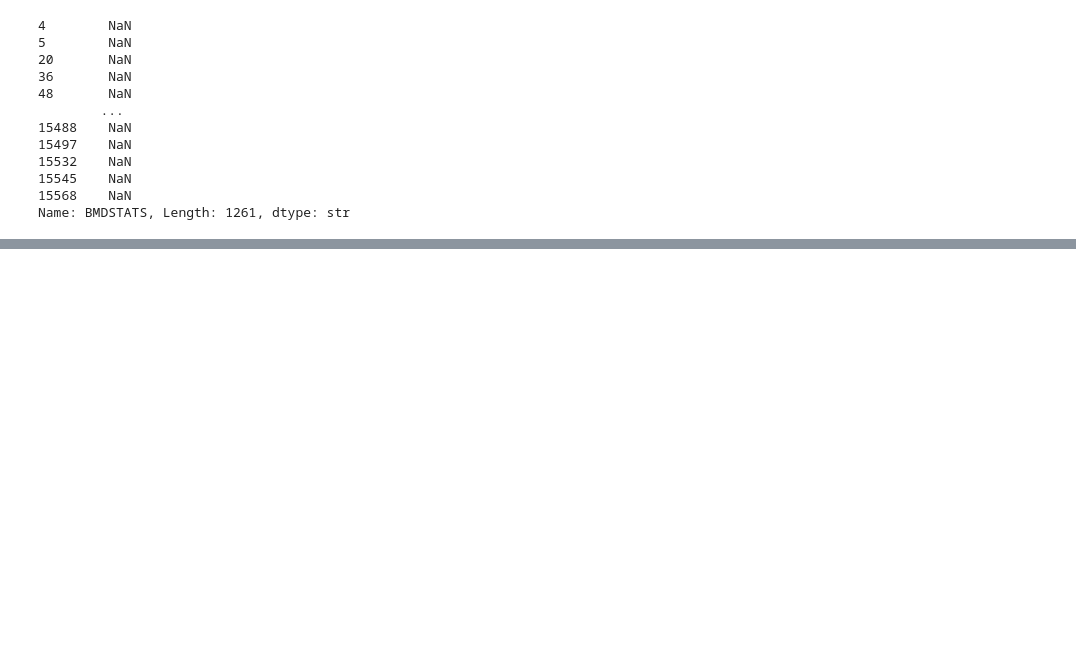
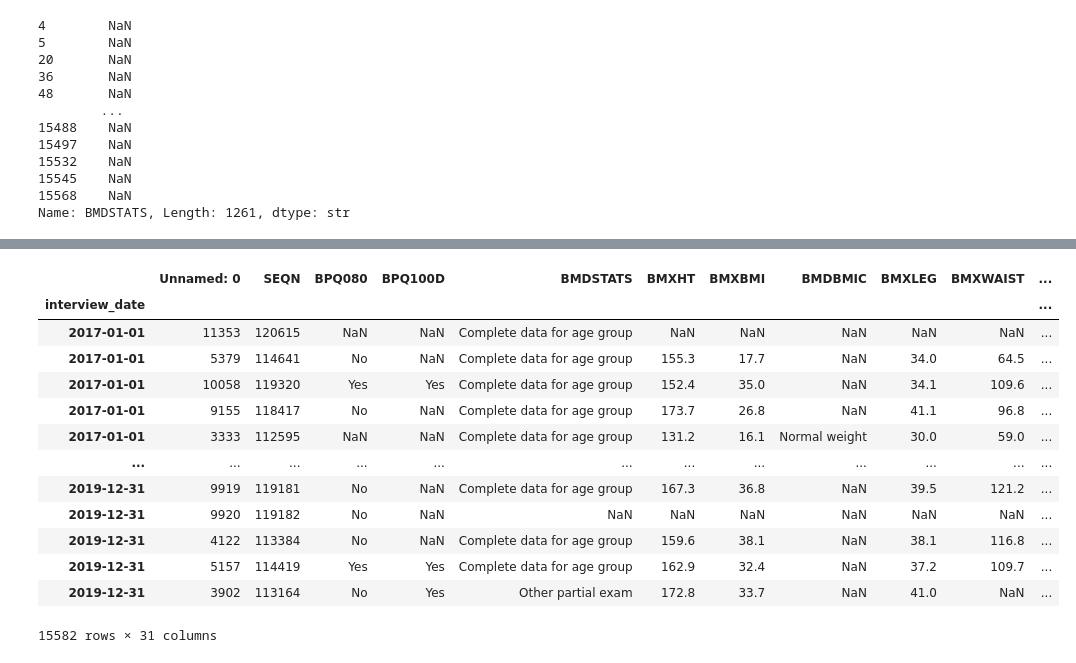
Before and after one commit to Happy2018new/sport-big-data-analysis, a Jupyter notebook: Week 1/Material/book.ipynb, the cells around one changed output, grey strips where cells are left out. Cells and saved outputs as stored; diff of their text form; code cells hidden in the pictures; blank space fills up the shorter version.

```diff
--- a/Week 1/Material/book.ipynb
+++ b/Week 1/Material/book.ipynb
@@ -228,0 +294,3 @@ nhane.describe().T
+# %%
+nhane.rename({'interview_day':'interview_date'}, inplace=True, axis=1)
+nhane.info()
@@ -228,0 +315,20 @@ nhane.describe().T
+# %%
+nhane.sort_values('SEQN')
+nhane.set_index('interview_date', inplace=True)
+nhane.sort_index(inplace=True)
+nhane
+# %% [output]
+|  | Unnamed: 0 | SEQN | BPQ080 | BPQ100D | BMDSTATS | BMXHT | BMXBMI | BMDBMIC | BMXLEG | BMXWAIST | ... |
+| interview_date |  |  |  |  |  |  |  |  |  |  | ... |
+| 2017-01-01 | 11353 | 120615 | NaN | NaN | Complete data for age group | NaN | NaN | NaN | NaN | NaN | ... |
+| 2017-01-01 | 5379 | 114641 | No | NaN | Complete data for age group | 155.3 | 17.7 | NaN | 34.0 | 64.5 | ... |
+| 2017-01-01 | 10058 | 119320 | Yes | Yes | Complete data for age group | 152.4 | 35.0 | NaN | 34.1 | 109.6 | ... |
+| 2017-01-01 | 9155 | 118417 | No | NaN | Complete data for age group | 173.7 | 26.8 | NaN | 41.1 | 96.8 | ... |
+| 2017-01-01 | 3333 | 112595 | NaN | NaN | Complete data for age group | 131.2 | 16.1 | Normal weight | 30.0 | 59.0 | ... |
+| ... | ... | ... | ... | ... | ... | ... | ... | ... | ... | ... | ... |
+| 2019-12-31 | 9919 | 119181 | No | NaN | Complete data for age group | 167.3 | 36.8 | NaN | 39.5 | 121.2 | ... |
+| 2019-12-31 | 9920 | 119182 | No | NaN | NaN | NaN | NaN | NaN | NaN | NaN | ... |
+| 2019-12-31 | 4122 | 113384 | No | NaN | Complete data for age group | 159.6 | 38.1 | NaN | 38.1 | 116.8 | ... |
+| 2019-12-31 | 5157 | 114419 | Yes | Yes | Complete data for age group | 162.9 | 32.4 | NaN | 37.2 | 109.7 | ... |
+| 2019-12-31 | 3902 | 113164 | No | Yes | Other partial exam | 172.8 | 33.7 | NaN | 41.0 | NaN | ... |
+15582 rows × 31 columns
```
Also changed, not shown: parts of 14 cells of this notebook, 7 other files.
